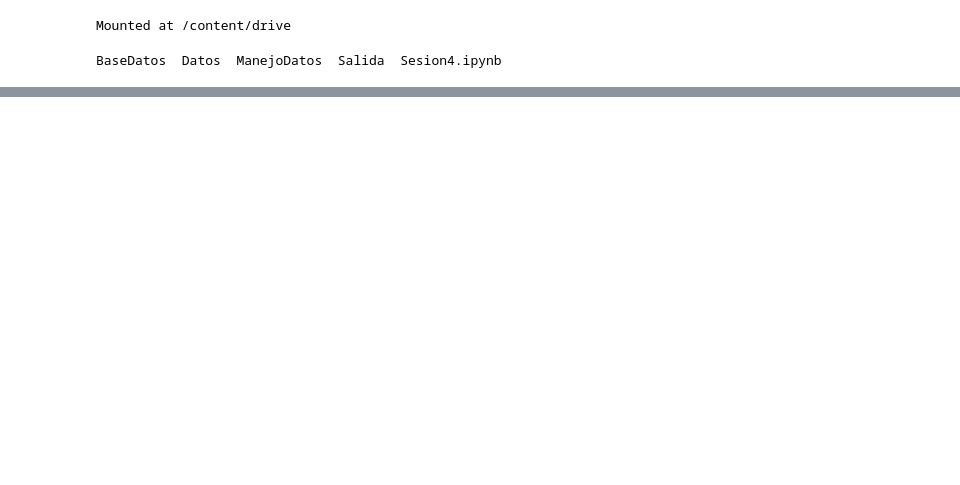
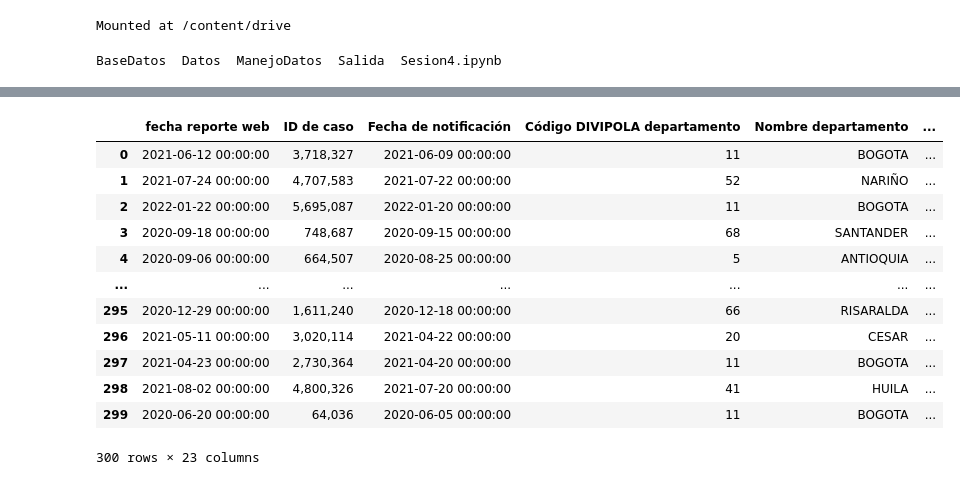
Before and after one commit to asegura4488/CienciaDatos, a Jupyter notebook: Semana2/Sesion4.ipynb, the cells around one changed output, grey strips where cells are left out. Drawn from its saved outputs; the diff is of its cells as text; code cells hidden in the pictures; blank space fills up the shorter version.

```diff
--- a/Semana2/Sesion4.ipynb
+++ b/Semana2/Sesion4.ipynb
@@ -16,0 +59,17 @@ BaseDatos  Datos  ManejoDatos  Salida  Sesion4.ipynb
+# %%
+df = pd.read_csv(csv_files[8], sep=',', low_memory=True)
+df
+# %% [output]
+|  | fecha reporte web | ID de caso | Fecha de notificación | Código DIVIPOLA departamento | Nombre departamento | ... |
+| 0 | 2021-06-12 00:00:00 | 3,718,327 | 2021-06-09 00:00:00 | 11 | BOGOTA | ... |
+| 1 | 2021-07-24 00:00:00 | 4,707,583 | 2021-07-22 00:00:00 | 52 | NARIÑO | ... |
+| 2 | 2022-01-22 00:00:00 | 5,695,087 | 2022-01-20 00:00:00 | 11 | BOGOTA | ... |
+| 3 | 2020-09-18 00:00:00 | 748,687 | 2020-09-15 00:00:00 | 68 | SANTANDER | ... |
+| 4 | 2020-09-06 00:00:00 | 664,507 | 2020-08-25 00:00:00 | 5 | ANTIOQUIA | ... |
+| ... | ... | ... | ... | ... | ... | ... |
+| 295 | 2020-12-29 00:00:00 | 1,611,240 | 2020-12-18 00:00:00 | 66 | RISARALDA | ... |
+| 296 | 2021-05-11 00:00:00 | 3,020,114 | 2021-04-22 00:00:00 | 20 | CESAR | ... |
+| 297 | 2021-04-23 00:00:00 | 2,730,364 | 2021-04-20 00:00:00 | 11 | BOGOTA | ... |
+| 298 | 2021-08-02 00:00:00 | 4,800,326 | 2021-07-20 00:00:00 | 41 | HUILA | ... |
+| 299 | 2020-06-20 00:00:00 | 64,036 | 2020-06-05 00:00:00 | 11 | BOGOTA | ... |
+300 rows × 23 columns
```
Also changed, not shown: parts of 8 cells of this notebook.
